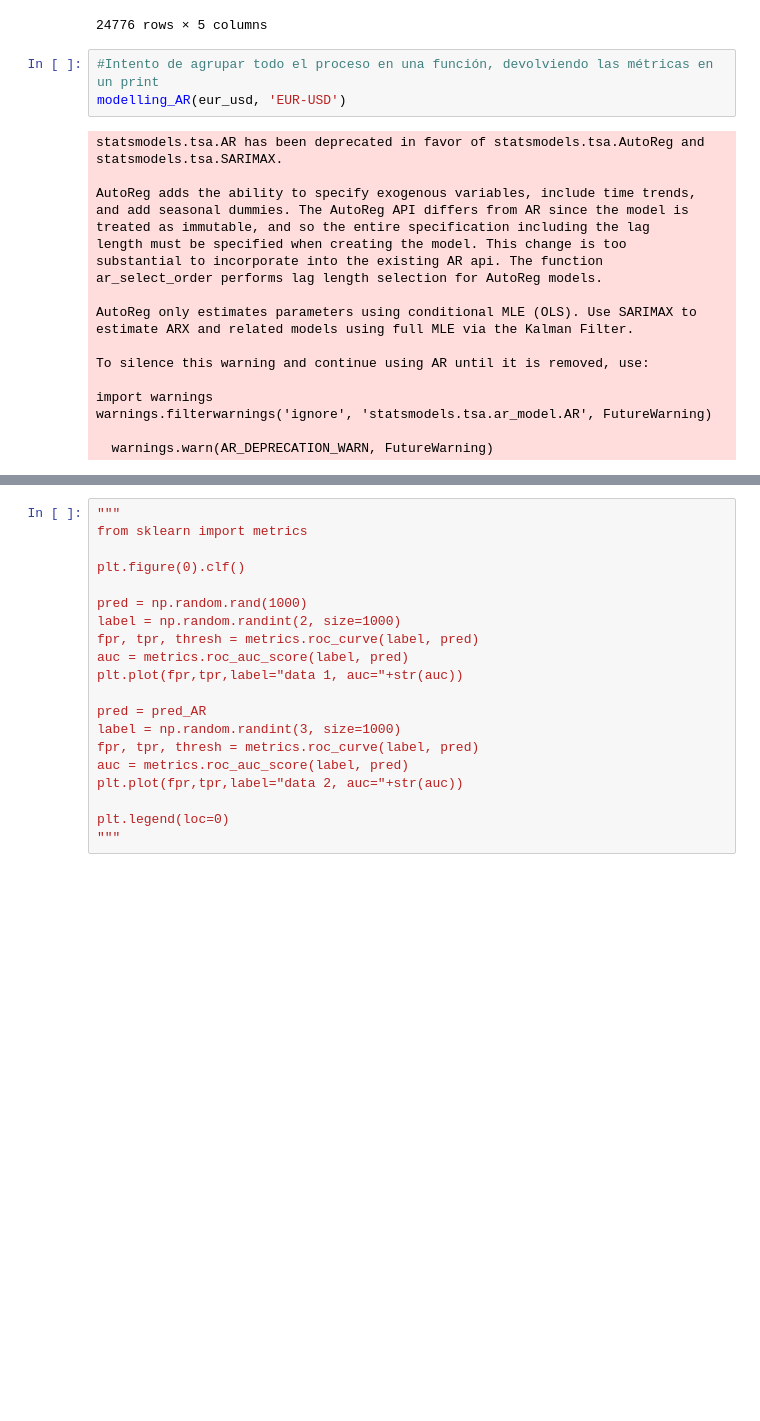
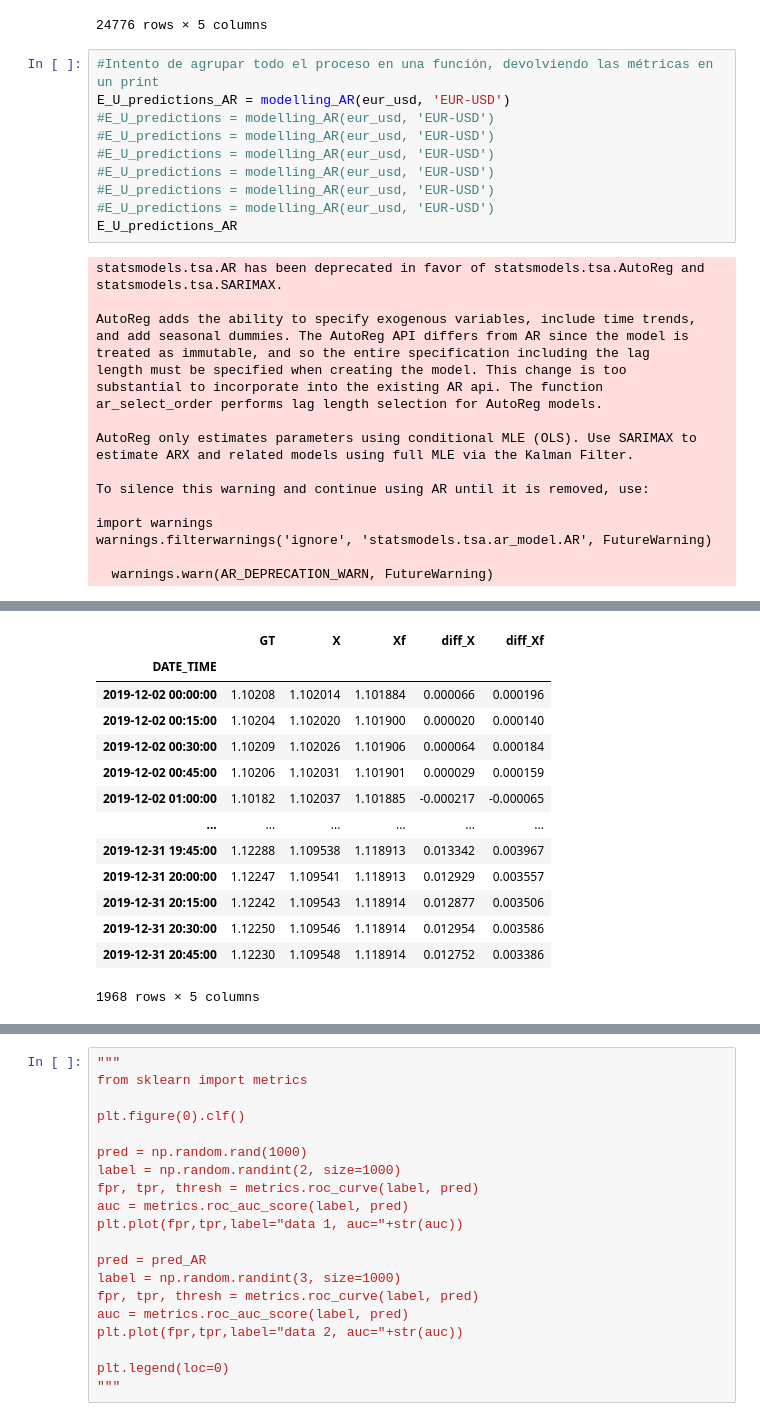
Before and after one commit to pabloestevezm/FP, a Jupyter notebook: modelling.ipynb, the cells around one changed output, grey strips where cells are left out. Cells and saved outputs as stored; diff of their text form; blank space fills up the shorter version.

```diff
--- a/modelling.ipynb
+++ b/modelling.ipynb
@@ -316,7 +335,14 @@ eur_usd
 24776 rows × 5 columns
 # %%
 #Intento de agrupar todo el proceso en una función, devolviendo las métricas en un print
-modelling_AR(eur_usd, 'EUR-USD')
+E_U_predictions_AR = modelling_AR(eur_usd, 'EUR-USD')
+#E_U_predictions = modelling_AR(eur_usd, 'EUR-USD')
+#E_U_predictions = modelling_AR(eur_usd, 'EUR-USD')
+#E_U_predictions = modelling_AR(eur_usd, 'EUR-USD')
+#E_U_predictions = modelling_AR(eur_usd, 'EUR-USD')
+#E_U_predictions = modelling_AR(eur_usd, 'EUR-USD')
+#E_U_predictions = modelling_AR(eur_usd, 'EUR-USD')
+E_U_predictions_AR
 # %% [output]
 statsmodels.tsa.AR has been deprecated in favor of statsmodels.tsa.AutoReg and
 statsmodels.tsa.SARIMAX.
@@ -353,0 +368,14 @@ AR Model Xf ->  MSE=0.31276351717762657 RMSE=0.5592526416366994
+|  | GT | X | Xf | diff_X | diff_Xf |
+| DATE_TIME |  |  |  |  |  |
+| 2019-12-02 00:00:00 | 1.10208 | 1.102014 | 1.101884 | 0.000066 | 0.000196 |
+| 2019-12-02 00:15:00 | 1.10204 | 1.102020 | 1.101900 | 0.000020 | 0.000140 |
+| 2019-12-02 00:30:00 | 1.10209 | 1.102026 | 1.101906 | 0.000064 | 0.000184 |
+| 2019-12-02 00:45:00 | 1.10206 | 1.102031 | 1.101901 | 0.000029 | 0.000159 |
+| 2019-12-02 01:00:00 | 1.10182 | 1.102037 | 1.101885 | -0.000217 | -0.000065 |
+| ... | ... | ... | ... | ... | ... |
+| 2019-12-31 19:45:00 | 1.12288 | 1.109538 | 1.118913 | 0.013342 | 0.003967 |
+| 2019-12-31 20:00:00 | 1.12247 | 1.109541 | 1.118913 | 0.012929 | 0.003557 |
+| 2019-12-31 20:15:00 | 1.12242 | 1.109543 | 1.118914 | 0.012877 | 0.003506 |
+| 2019-12-31 20:30:00 | 1.12250 | 1.109546 | 1.118914 | 0.012954 | 0.003586 |
+| 2019-12-31 20:45:00 | 1.12230 | 1.109548 | 1.118914 | 0.012752 | 0.003386 |
+1968 rows × 5 columns
```
Also changed, not shown: parts of 10 cells of this notebook, 3 other files.
